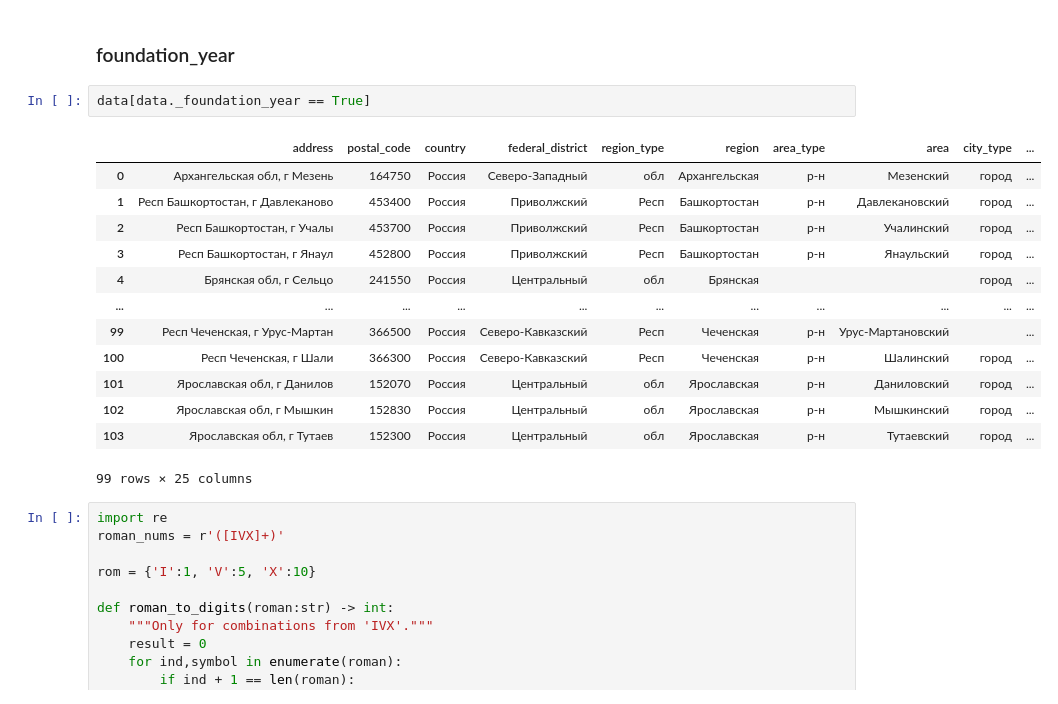
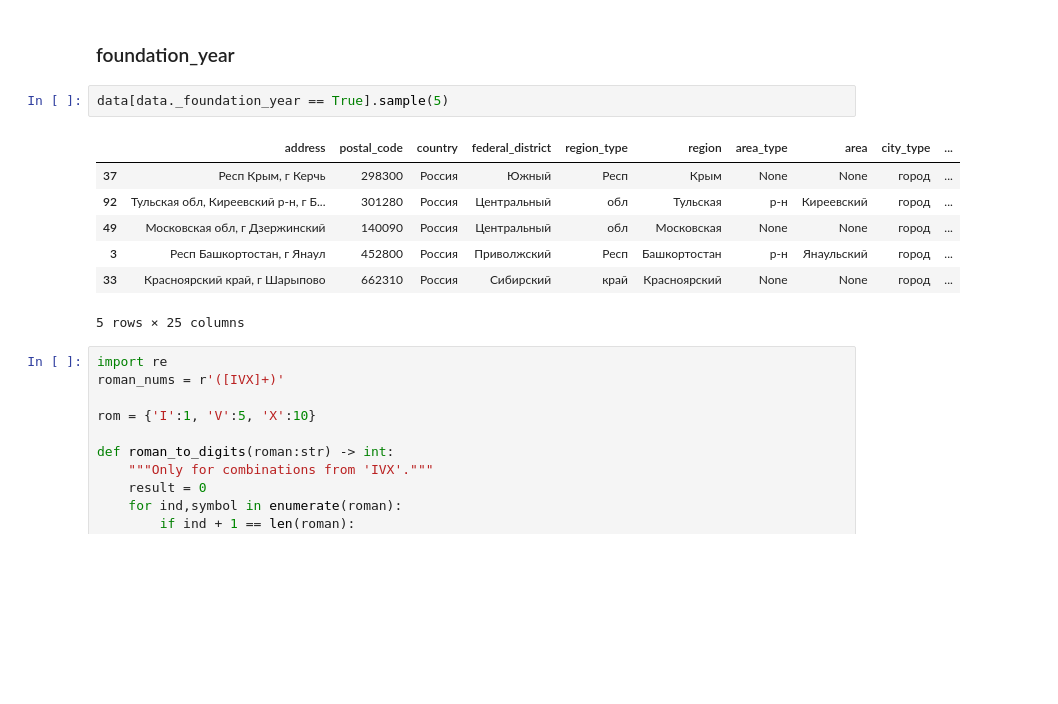
Before and after one commit to yurass13/django_geocoding, a Jupyter notebook: data/data_processing.ipynb, the cells around one changed output. Drawn from its saved outputs; the diff is of its cells as text; blank space fills up the shorter version.

```diff
--- a/data/data_processing.ipynb
+++ b/data/data_processing.ipynb
@@ -90,21 +96,15 @@ data.drop(columns='_population', inplace=True)
 # %% [markdown]
 ### foundation_year
 # %%
-data[data._foundation_year == True]
+data[data._foundation_year == True].sample(5)
 # %% [output]
 |  | address | postal_code | country | federal_district | region_type | region | area_type | area | city_type | ... |
-| 0 | Архангельская обл, г Мезень | 164750 | Россия | Северо-Западный | обл | Архангельская | р-н | Мезенский | город | ... |
-| 1 | Респ Башкортостан, г Давлеканово | 453400 | Россия | Приволжский | Респ | Башкортостан | р-н | Давлекановский | город | ... |
-| 2 | Респ Башкортостан, г Учалы | 453700 | Россия | Приволжский | Респ | Башкортостан | р-н | Учалинский | город | ... |
+| 37 | Респ Крым, г Керчь | 298300 | Россия | Южный | Респ | Крым | None | None | город | ... |
+| 92 | Тульская обл, Киреевский р-н, г Б... | 301280 | Россия | Центральный | обл | Тульская | р-н | Киреевский | город | ... |
+| 49 | Московская обл, г Дзержинский | 140090 | Россия | Центральный | обл | Московская | None | None | город | ... |
 | 3 | Респ Башкортостан, г Янаул | 452800 | Россия | Приволжский | Респ | Башкортостан | р-н | Янаульский | город | ... |
-| 4 | Брянская обл, г Сельцо | 241550 | Россия | Центральный | обл | Брянская |  |  | город | ... |
-| ... | ... | ... | ... | ... | ... | ... | ... | ... | ... | ... |
-| 99 | Респ Чеченская, г Урус-Мартан | 366500 | Россия | Северо-Кавказский | Респ | Чеченская | р-н | Урус-Мартановский |  | ... |
-| 100 | Респ Чеченская, г Шали | 366300 | Россия | Северо-Кавказский | Респ | Чеченская | р-н | Шалинский | город | ... |
-| 101 | Ярославская обл, г Данилов | 152070 | Россия | Центральный | обл | Ярославская | р-н | Даниловский | город | ... |
-| 102 | Ярославская обл, г Мышкин | 152830 | Россия | Центральный | обл | Ярославская | р-н | Мышкинский | город | ... |
-| 103 | Ярославская обл, г Тутаев | 152300 | Россия | Центральный | обл | Ярославская | р-н | Тутаевский | город | ... |
+| 33 | Красноярский край, г Шарыпово | 662310 | Россия | Сибирский | край | Красноярский | None | None | город | ... |
-99 rows × 25 columns
+5 rows × 25 columns
 # %%
 import re
 roman_nums = r'([IVX]+)'
```
Also changed, not shown: parts of 8 cells of this notebook, 4 other files.
